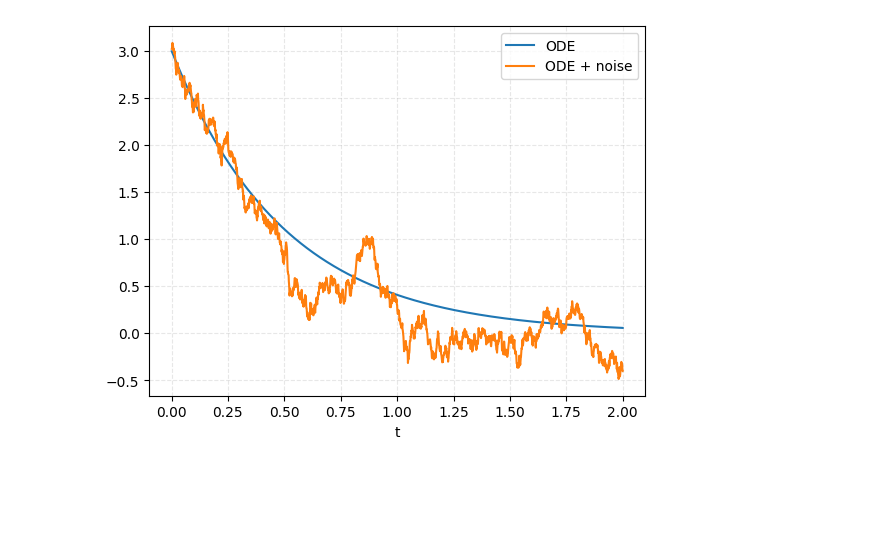
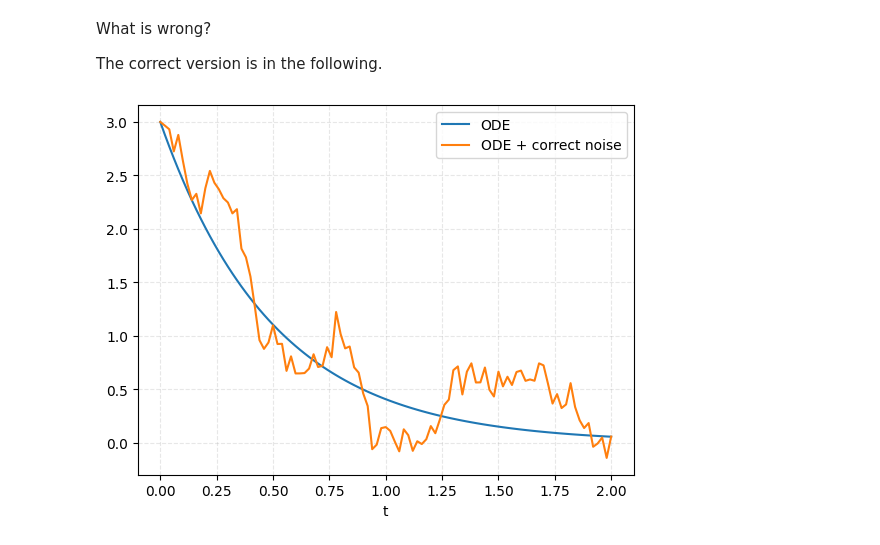
Before and after one commit to spdes/computational-sde-intro-lecture, a Jupyter notebook: lectures/scripts/lec2_ode_noisy.ipynb, the cells around one changed output. Drawn from its saved outputs; the diff is of its cells as text; code cells hidden in the pictures; blank space fills up the shorter version.

```diff
--- a/lectures/scripts/lec2_ode_noisy.ipynb
+++ b/lectures/scripts/lec2_ode_noisy.ipynb
@@ -7,8 +15,26 @@ import matplotlib.pyplot as plt
 
 np.random.seed(666)
 # %%
-T = 2000
-dt = 0.001
-ts = np.linspace(dt, dt * T, T)
+T = 2
+nsteps = 100
+dt = T / nsteps
+ts = np.linspace(0., T, nsteps + 1)
 
 lam = 2.
+x0 = 3.
+# %%
+# Assume that the noised ODE exists. We use Euler to simulate it as dt -> 0
+xs = x0 * np.exp(-lam * ts)  # The deterministic ODE solution
+xss = np.zeros_like(xs)
+
+x = x0
+xss[0] = x0
+for k in range(nsteps):
+    x += (-lam * x + np.random.randn()) * dt
+    xss[k + 1] = x
+
+plt.plot(ts, xs, label='ODE')
+plt.plot(ts, xss, label='ODE + wrong noise')
+plt.xlabel('t')
+plt.grid(linestyle='--', alpha=0.3, which='both')
+_ = plt.legend()
@@ -15,18 +43,21 @@ lam = 2.
+# %% [markdown]
+What is wrong?
+
+The correct version is in the following.
 # %%
-x0 = 3.
-
-xs = x0 * np.exp(-lam * ts)
+xs = x0 * np.exp(-lam * ts)  # The deterministic ODE solution
 xss = np.zeros_like(xs)
 
 x = x0
-for k in range(T):
+xss[0] = x0
+for k in range(nsteps):
     x += -lam * x * dt + math.sqrt(dt) * np.random.randn()
-    xss[k] = x
+    xss[k + 1] = x
 # %%
 plt.plot(ts, xs, label='ODE')
-plt.plot(ts, xss, label='ODE + noise')
+plt.plot(ts, xss, label='ODE + correct noise')
 plt.xlabel('t')
 plt.grid(linestyle='--', alpha=0.3, which='both')
 _ = plt.legend()
 # %% [output]
-[figure, old version]
+[figure, new version]
```
Also changed, not shown: parts of 3 cells of this notebook, 44 other files.
